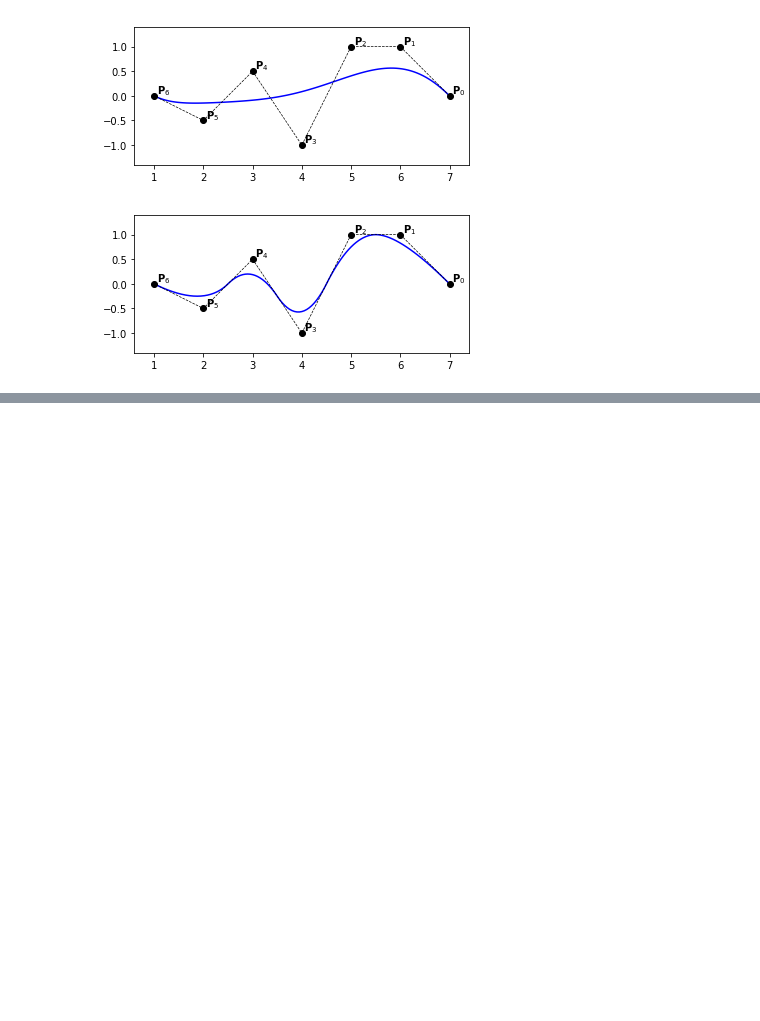
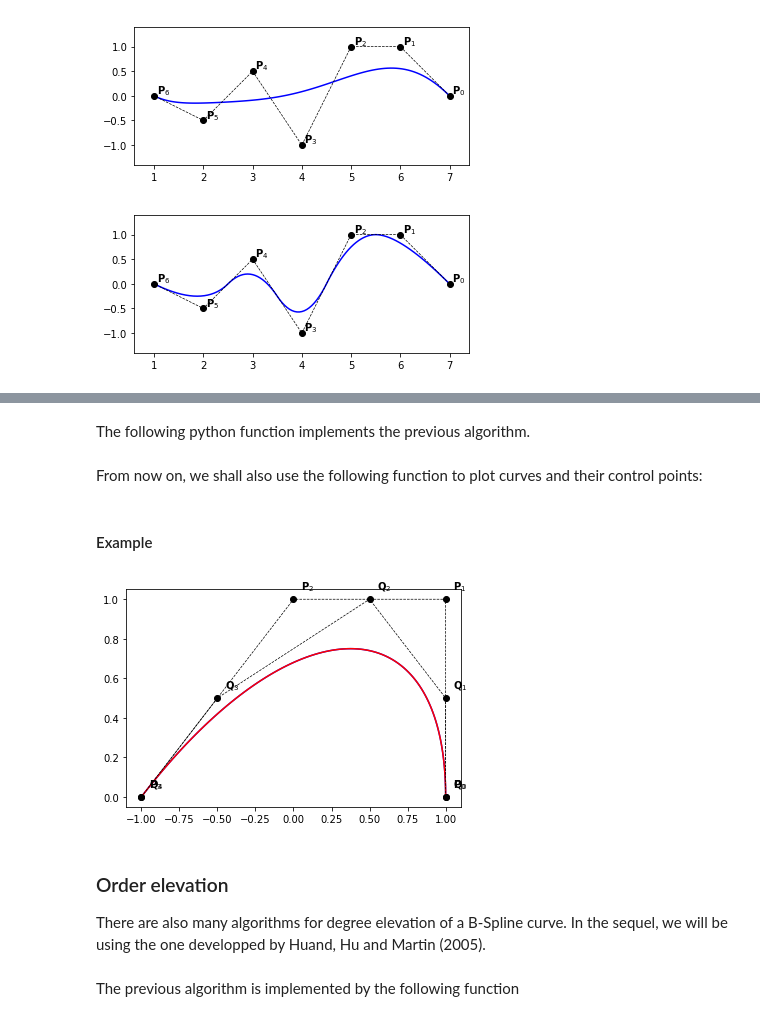
Before and after one commit to ratnania/MA5938, a Jupyter notebook: ch1/B-Splines_curves.ipynb, the cells around one changed output, grey strips where cells are left out. Saved outputs shown, nothing was run; the diff lists cells and outputs as text; code cells hidden in the pictures; blank space fills up the shorter version.

Commit message:
insert knot + degree elevate + translate + rotate + homothetic B-Splines curves

```diff
--- a/ch1/B-Splines_curves.ipynb
+++ b/ch1/B-Splines_curves.ipynb
@@ -240,0 +294,2 @@ example_6b()
+# %% [markdown]
+The following python function implements the previous algorithm.
@@ -240,0 +299,2 @@ example_6b()
+# %% [markdown]
+From now on, we shall also use the following function to plot curves and their control points:
@@ -240,0 +303,26 @@ example_6b()
+# %% [markdown]
+#### Example
+# %%
+def example_1():
+    knots  = [0., 0., 0., 0., 1., 1., 1., 1.]
+    degree = 3
+    n      = len(knots) - degree - 1
+
+    P = np.zeros((n, 2))
+    P[:, 0] = [1., 1., 0., -1.]
+    P[:, 1] = [0., 1., 1.,  0.]
+    plot_curve(knots, degree, P)
+
+    t = 0.5
+    knots, degree, P = curve_insert_knot(knots, degree, P, t, times=1)
+    plot_curve(knots, degree, P, color='r', label='Q')
+
+example_1()
+# %% [output]
+[figure, added]
+# %% [markdown]
+### Order elevation
+
+There are also many algorithms for degree elevation of a B-Spline curve. In the sequel, we will be using the one developped by Huand, Hu and Martin (2005).
+# %% [markdown]
+The previous algorithm is implemented by the following function
```
Also changed, not shown: parts of 19 cells of this notebook, 1 other file.
